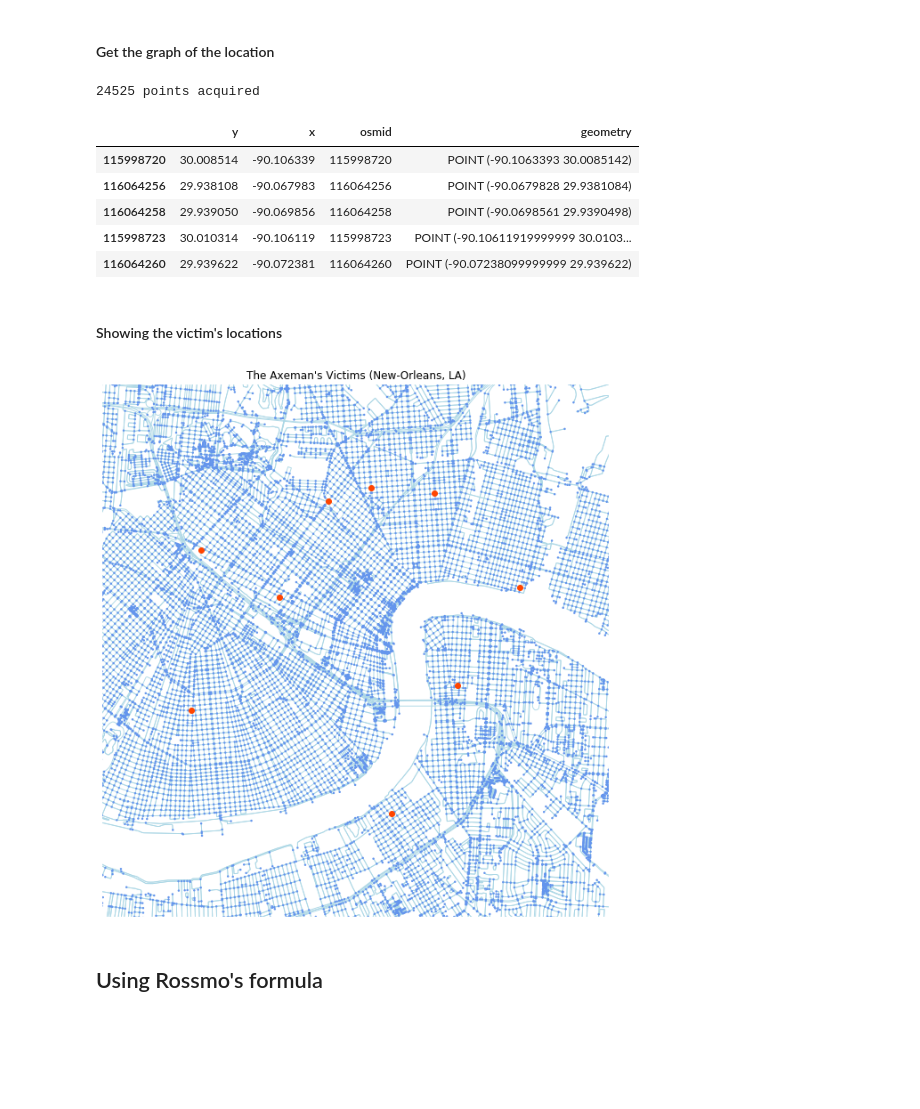
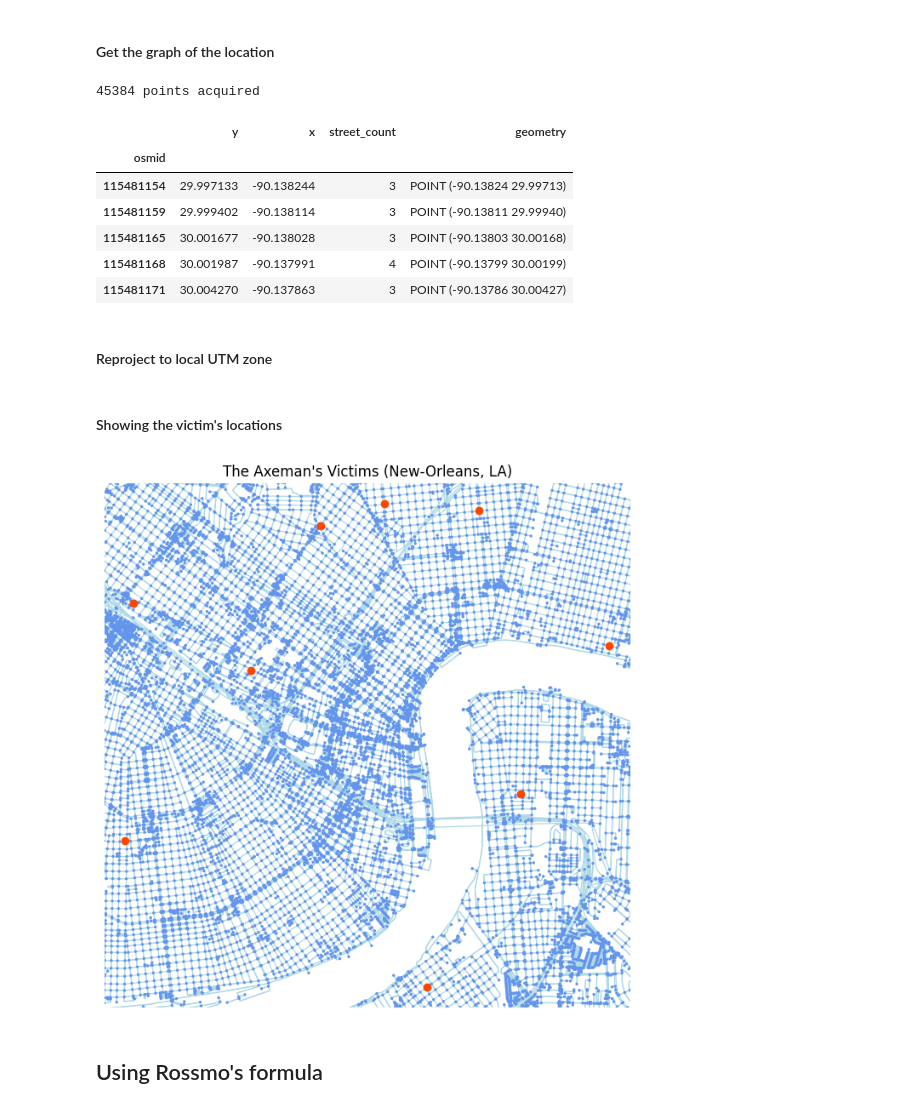
Before and after one commit to LucRSquared/axeman, a Jupyter notebook: geoprofiling.ipynb, the cells around one changed output. Saved outputs shown, nothing was run; the diff lists cells and outputs as text; code cells hidden in the pictures; blank space fills up the shorter version.

```diff
--- a/geoprofiling.ipynb
+++ b/geoprofiling.ipynb
@@ -27,6 +36,11 @@ vics = pandas.read_csv(path2csv)
+# %%
+utm_zone = vics.estimate_utm_crs()
+
+vics = vics.to_crs(utm_zone)
 # %% [markdown]
 ##### Filter victims
 # %%
 selection = (vics['Confirmed Axeman'] == 'Yes') | (vics['Confirmed Axeman'] == 'Maybe')
 # selection = vics['Latitude'] > 0
-vicselect = vics.loc[selection,['Latitude','Longitude']]
+vicselect = vics.loc[selection,:]
+vicselect
@@ -115,10 +127,9 @@ buffer = 0.05
 
 yhigh, ylow, xhigh, xlow = get_bounding_box(vicselect,mode=bbox_mode,e=buffer)
 
-G = ox.core.graph_from_bbox(yhigh, ylow, xhigh, xlow, network_type='all_private',
+G = ox.graph.graph_from_bbox(bbox=[yhigh, ylow, xhigh, xlow], network_type='all',
                             simplify=True, retain_all=False, truncate_by_edge=False,
-                            name='unnamed', timeout=180, memory=None, max_query_area_size=2500000000,
-                            clean_periphery=True, infrastructure='way["highway"]', custom_filter=None)
+                            custom_filter=None)
 
 gdf_nodes = ox.graph_to_gdfs(G, nodes=True, edges=False)
 
@@ -130,31 +141,39 @@ except:
 print(f"{len(gdf_nodes)} points acquired")
 gdf_nodes.head()
 # %% [output]
-24525 points acquired
+45384 points acquired
-|  | y | x | osmid | geometry |
-| 115998720 | 30.008514 | -90.106339 | 115998720 | POINT (-90.1063393 30.0085142) |
-| 116064256 | 29.938108 | -90.067983 | 116064256 | POINT (-90.0679828 29.9381084) |
-| 116064258 | 29.939050 | -90.069856 | 116064258 | POINT (-90.0698561 29.9390498) |
-| 115998723 | 30.010314 | -90.106119 | 115998723 | POINT (-90.10611919999999 30.0103... |
-| 116064260 | 29.939622 | -90.072381 | 116064260 | POINT (-90.07238099999999 29.939622) |
+|  | y | x | street_count | geometry |
+| osmid |  |  |  |  |
+| 115481154 | 29.997133 | -90.138244 | 3 | POINT (-90.13824 29.99713) |
+| 115481159 | 29.999402 | -90.138114 | 3 | POINT (-90.13811 29.99940) |
+| 115481165 | 30.001677 | -90.138028 | 3 | POINT (-90.13803 30.00168) |
+| 115481168 | 30.001987 | -90.137991 | 4 | POINT (-90.13799 30.00199) |
+| 115481171 | 30.004270 | -90.137863 | 3 | POINT (-90.13786 30.00427) |
+# %% [markdown]
+#### Reproject to local UTM zone
+# %%
+gdf_nodes = gdf_nodes.to_crs(utm_zone)
+
+# Project the graph
+G = ox.projection.project_graph(G, to_crs=utm_zone)
 # %% [markdown]
 #### Showing the victim's locations
 # %%
-e = 0.02 ; # little bit of extra margin around the dots for context
-fig, ax = ox.plot_graph(G,bbox=(vicselect['Latitude'].max()+e,vicselect['Latitude'].min()-e,
-                                vicselect['Longitude'].max()+e,vicselect['Longitude'].min()-e),
-                        margin=0, fig_height=11,
+e = 300; # little bit of extra margin around the dots for context
+fig, ax = ox.plot_graph(G,bbox=(vicselect.geometry.y.max()+e,vicselect.geometry.y.min()-e,
+                                vicselect.geometry.x.max()+e,vicselect.geometry.x.min()-e),
+                        bgcolor='white',
                         node_size=6, node_zorder=3, node_color = 'cornflowerblue',
                         edge_color = 'lightblue', edge_linewidth = 0.9,
-                        show=False, close=False, axis_off=True)
+                        show=False, close=False)
 
-ax.scatter(vicselect['Longitude'], vicselect['Latitude'], c='orangered', zorder=4)
+ax.scatter(vicselect.geometry.x, vicselect.geometry.y, c='orangered', zorder=4)
 plt.title('The Axeman\'s Victims (New-Orleans, LA)')
 plt.show()
 
 #fig.savefig("victims.png",dpi=200,pad_inches=0,bbox_inches='tight')
 # %% [output]
-[figure, old version]
+[figure, new version]
 # %% [markdown]
 ## Using Rossmo's formula
 # %% [markdown]
```
Also changed, not shown: parts of 11 cells of this notebook, 3 other files.
